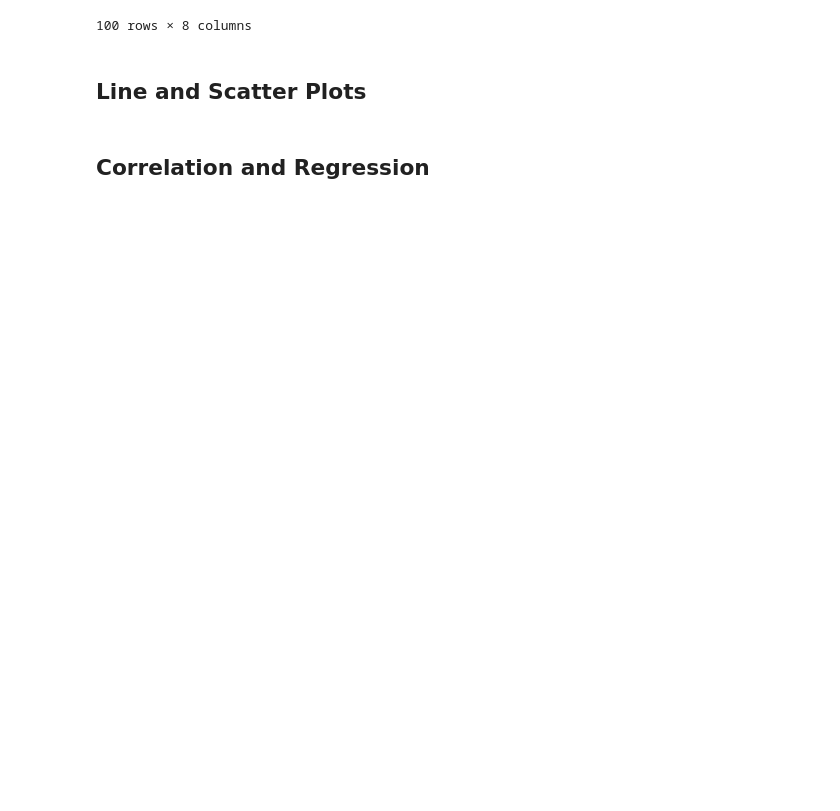
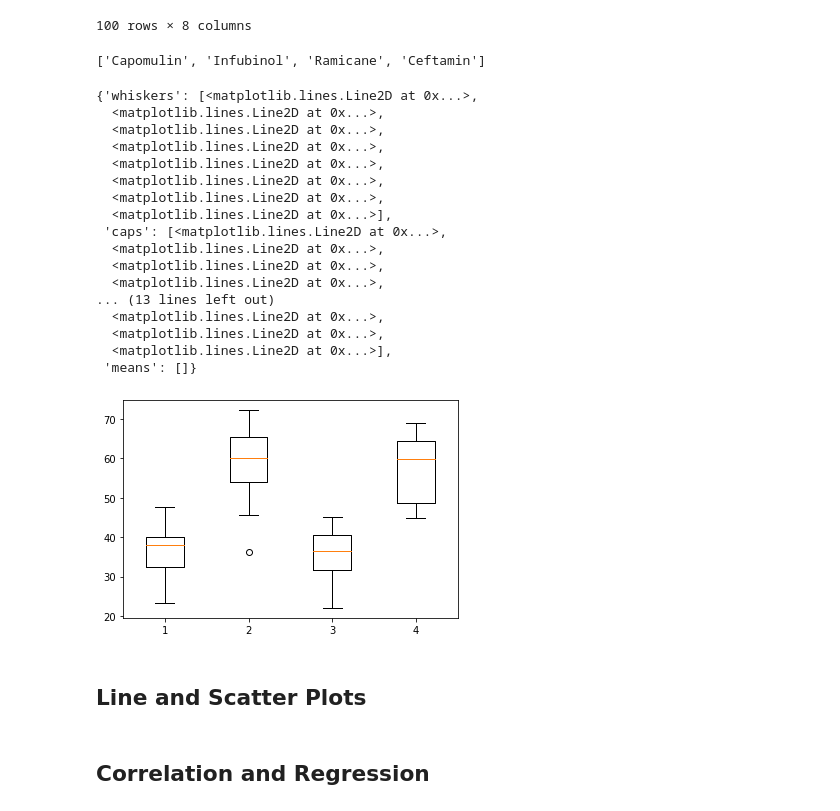
Before and after one commit to njmorr/matplotlib-challenge, a Jupyter notebook: pymaceuticals.ipynb, the cells around one changed output. Cells and saved outputs as stored; diff of their text form; code cells hidden in the pictures; blank space fills up the shorter version.

Commit message:
whisker plots added

```diff
--- a/pymaceuticals.ipynb
+++ b/pymaceuticals.ipynb
@@ -284,8 +284,10 @@ for index, row in final_volume.iterrows():
     else:
         ceft_sizes.append(size)
 
-# treatments
+treatments
 # print(len(capo_sizes))
 # print(len(infu_sizes))
 # print(len(rami_sizes))
 # print(len(ceft_sizes))
+# %% [output]
+['Capomulin', 'Infubinol', 'Ramicane', 'Ceftamin']
@@ -297,5 +331,29 @@ for index, row in final_volume.iterrows():
 # %%
 # Generate a box plot of the final tumor volume of each mouse across four regimens of interest
+
+box_plot_data = [capo_sizes, infu_sizes, rami_sizes, ceft_sizes]
+fig1, ax1 = plt.subplots()
+ax1.set_title=("Box Plot for Four Drug Regimens")
+ax1.boxplot(box_plot_data)
+# %% [output]
+{'whiskers': [<matplotlib.lines.Line2D at 0x...>,
+  <matplotlib.lines.Line2D at 0x...>,
+  <matplotlib.lines.Line2D at 0x...>,
+  <matplotlib.lines.Line2D at 0x...>,
+  <matplotlib.lines.Line2D at 0x...>,
+  <matplotlib.lines.Line2D at 0x...>,
+  <matplotlib.lines.Line2D at 0x...>,
+  <matplotlib.lines.Line2D at 0x...>],
+ 'caps': [<matplotlib.lines.Line2D at 0x...>,
+  <matplotlib.lines.Line2D at 0x...>,
+  <matplotlib.lines.Line2D at 0x...>,
+  <matplotlib.lines.Line2D at 0x...>,
+... (13 lines left out)
+  <matplotlib.lines.Line2D at 0x...>,
+  <matplotlib.lines.Line2D at 0x...>,
+  <matplotlib.lines.Line2D at 0x...>],
+ 'means': []}
+[figure, added]
 # %% [markdown]
 ## Line and Scatter Plots
 # %%
```
Also changed, not shown: parts of 2 cells of this notebook.
